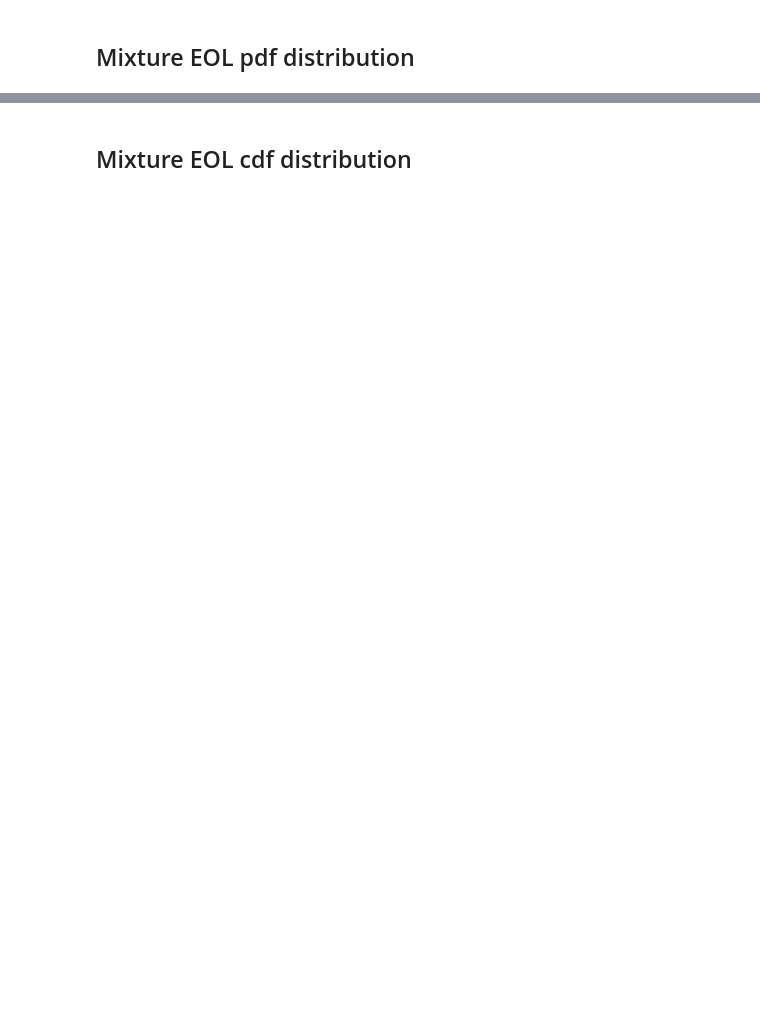
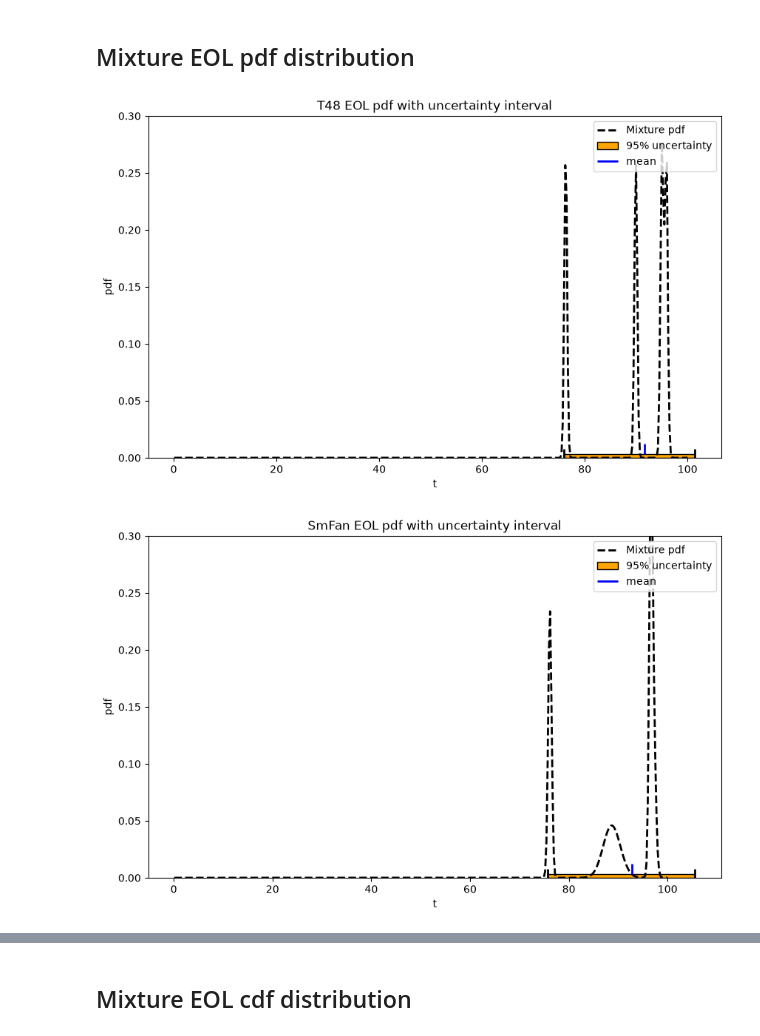
Before and after one commit to 4belito/deep-performance-rul, a Jupyter notebook: 4p-mixture_model_plot.ipynb, the cells around one changed output, grey strips where cells are left out. Saved outputs shown, nothing was run; the diff lists cells and outputs as text; code cells hidden in the pictures; blank space fills up the shorter version.

```diff
--- a/4p-mixture_model_plot.ipynb
+++ b/4p-mixture_model_plot.ipynb
@@ -95,20 +125,31 @@ for name, mix_model in mix_models.items():
 # %% [markdown]
 ## Mixture EOL pdf distribution
 # %%
-for name,model in mix_models.items():
-    ax=model.plot_random_variable(t,s=0,func='pdf',max_prob=0.3,title=f"{name} EOL pdf with uncertainty interval")
+for name, model in mix_models.items():
+    ax = model.plot_random_variable(
+        t,
+        s=0,
+        func="pdf",
+        max_prob=0.3,
+        title=f"{name} EOL pdf with uncertainty interval",
+    )
     s_torch = torch.tensor([0], dtype=torch.float32)
-    level =0.95
-    lower, mean, upper = model.uncertainty_interval(s_torch,
-                                                    level=0.95,
-                                                    pred_stat="mean",)
+    level = 0.95
+    lower, mean, upper = model.uncertainty_interval(
+        s_torch,
+        level=0.95,
+        pred_stat="mean",
+    )
     model.plot_uncertainty_interval(
-                ax=ax,
-                lower=lower.item(),
-                pred=mean.item(),
-                upper=upper.item(),
-                ymax=0.3,
-                unc_label=f"{int(level * 100)}% uncertainty",
-                pred_label="mean",
-            )
+        ax=ax,
+        lower=lower.item(),
+        pred=mean.item(),
+        upper=upper.item(),
+        ymax=0.3,
+        unc_label=f"{int(level * 100)}% uncertainty",
+        pred_label="mean",
+    )
     plt.show()
+# %% [output]
+[figure, added]
+[figure, added]
```
Also changed, not shown: parts of 11 cells of this notebook, 18 other files.
